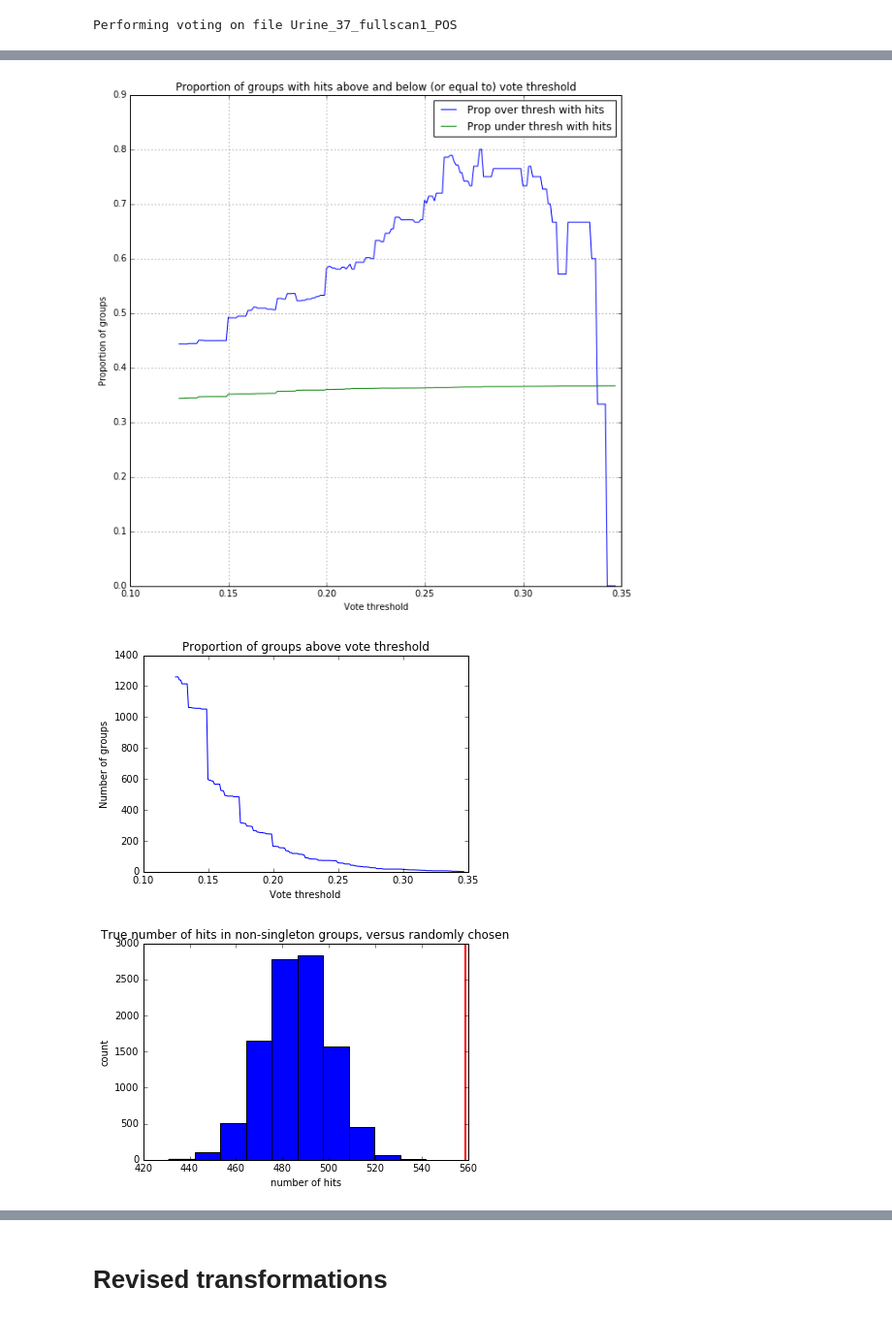
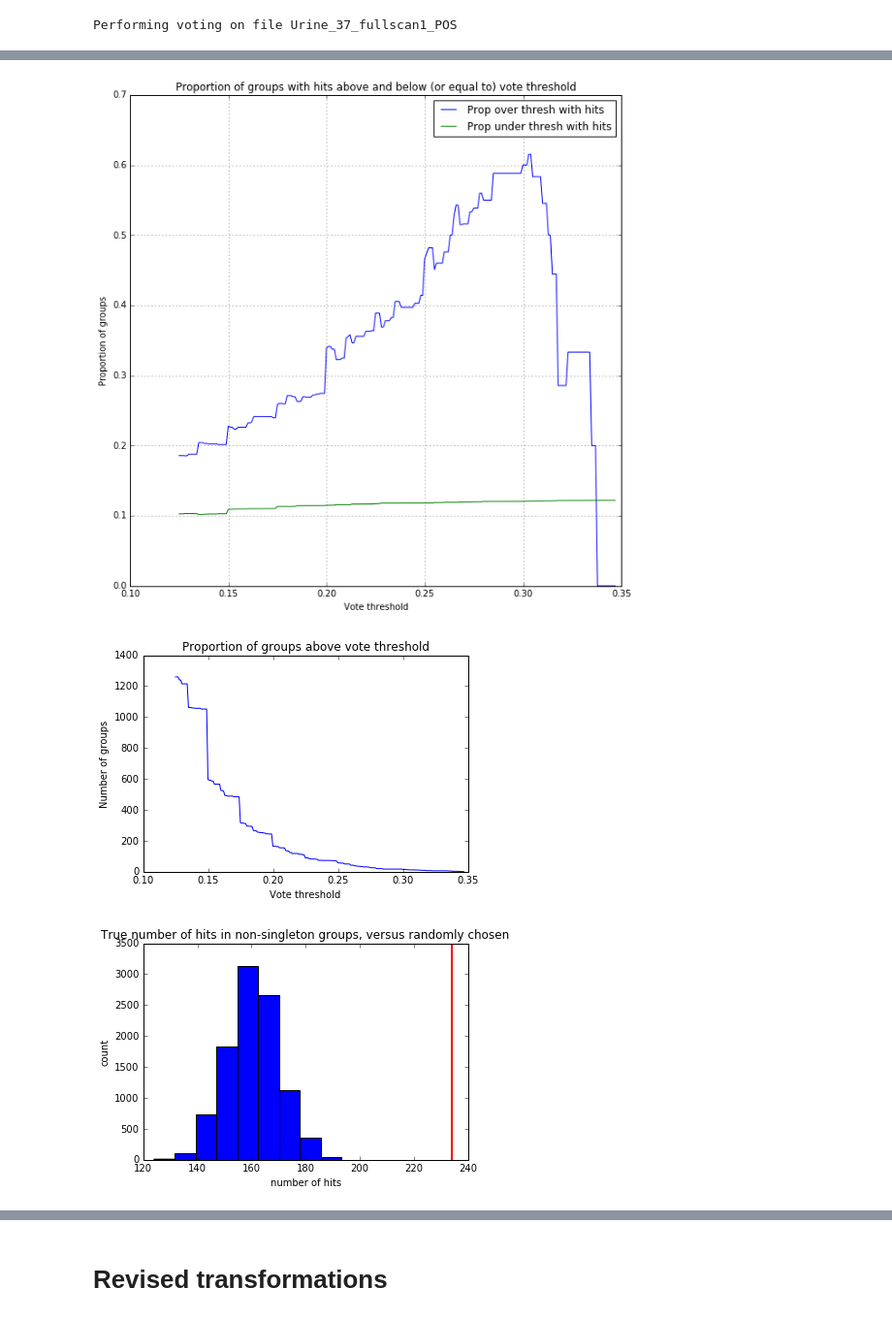
Before and after one commit to sdrogers/ms1fun, a Jupyter notebook: notebooks/reverse_script.ipynb, the cells around one changed output, grey strips where cells are left out. Shown: that part at 97% size. Saved outputs shown, nothing was run; the diff lists cells and outputs as text; code cells hidden in the pictures.

```diff
--- a/notebooks/reverse_script.ipynb
+++ b/notebooks/reverse_script.ipynb
@@ -266,9 +266,10 @@ import helper_functions
 urine = urinefiles[0][1]
 print urine
 v = [g.vote for g in groups[urine]]
-helper_functions.hmdb_analysis(groups[urine],
-                               filename=urine,
-                               mtol=10,mode='pos',
-                               v_thresh = np.arange(min(v),max(v),0.001))
+urine_counts = helper_functions.hmdb_analysis(groups[urine],
+                                               filename=urine,
+                                               mtol=10,mode='pos',
+                                               hmdb_filter = ['Expected and Not Quantified'],
+                                               v_thresh = np.arange(min(v),max(v),0.001))
 # %% [output]
 Urine_37_fullscan1_POS
@@ -277,3 +279,3 @@ Number of group hits (i.e. hits on group Ms): 2003 (37% of groups)
-[figure, old version]
+[figure, new version]
 [figure]
-[figure, old version]
+[figure, new version]
```
Also changed, not shown: parts of 15 cells of this notebook, 11 other files.
